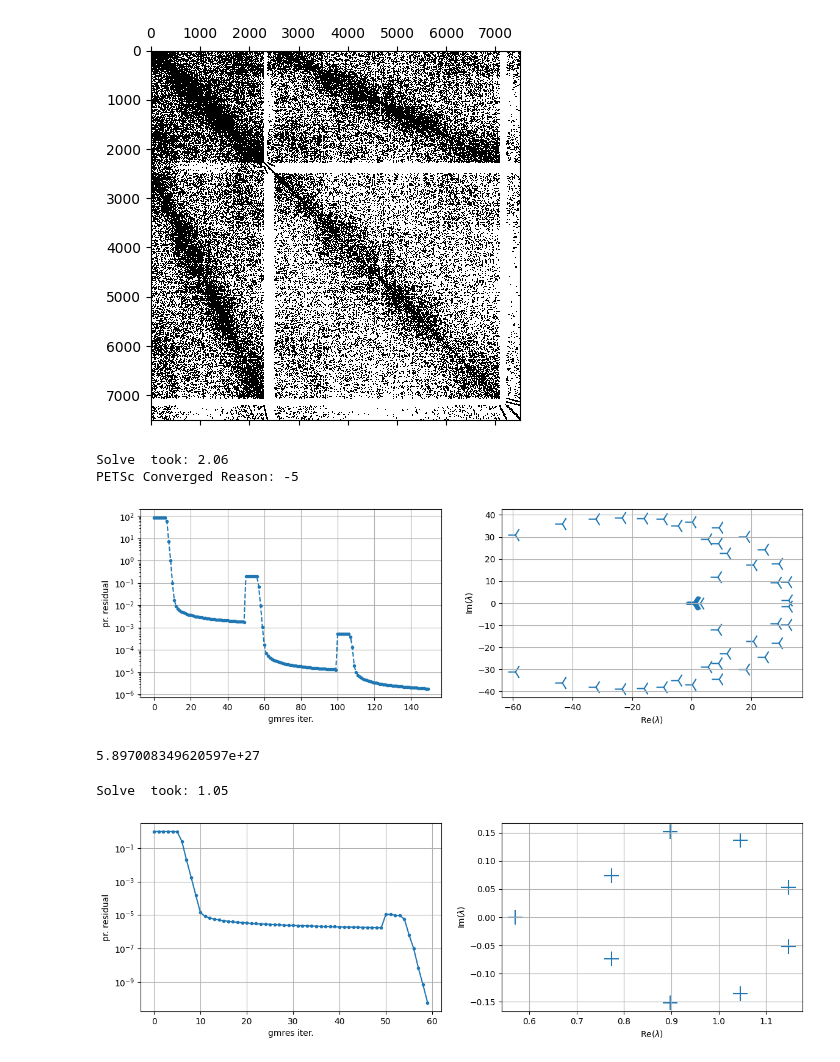
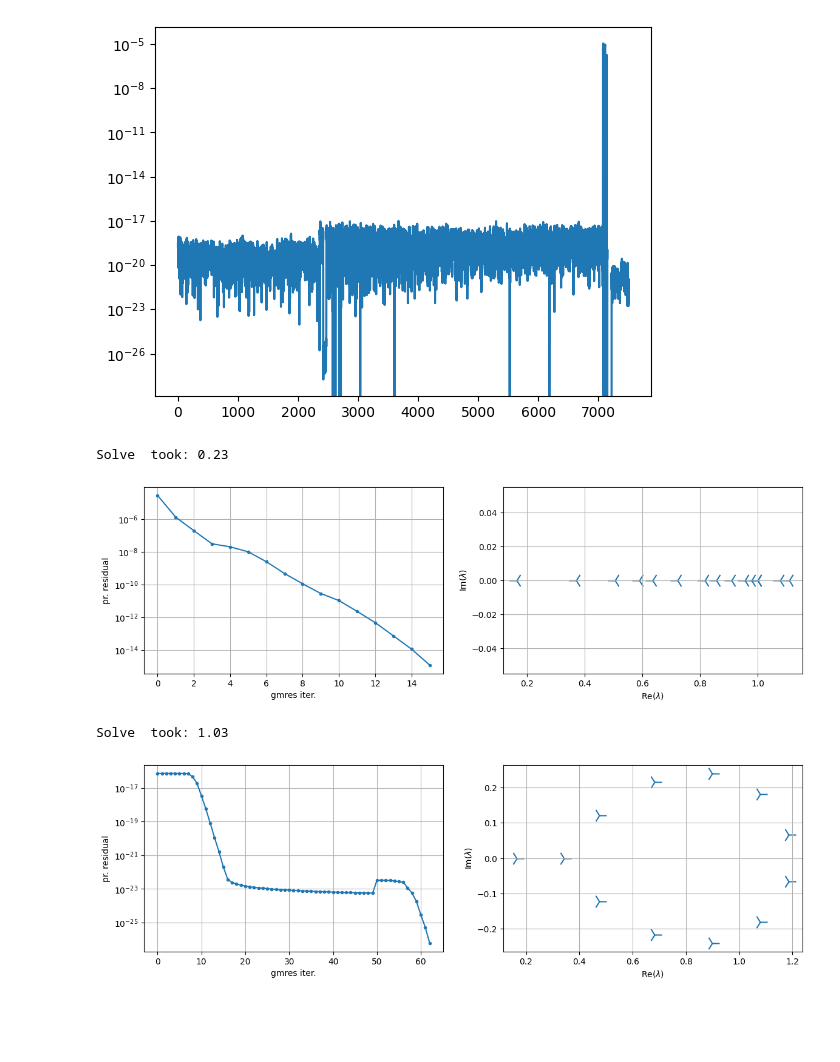
Before and after one commit to pmgbergen/FTHM-Solver, a Jupyter notebook: fpm/fpm_1_results.ipynb, the cells around one changed output. Drawn from its saved outputs; the diff is of its cells as text; code cells hidden in the pictures; blank space fills up the shorter version.

```diff
--- a/fpm/fpm_1_results.ipynb
+++ b/fpm/fpm_1_results.ipynb
@@ -52,3 +1,14 @@ def group_intervals(arr):
+# %%
+import json
+import numpy as np
+from pp_utils import TimeStepStats, LinearSolveStats
+from matplotlib import pyplot as plt
+from plot_utils import *
+
+with open("../stats/fpm_1_sliding.json", "r") as f:
+    contents = json.load(f)
+
+data = [TimeStepStats.from_json(x) for x in contents]
 # %%
 # %matplotlib ipympl
 
@@ -74,17 +34,22 @@ No artists with labels found to put in legend.  Note that artists whose label st
 # %%
 import scipy.sparse
 from pathlib import Path
 from plot_utils import *
 
 
-def load_matrix(data: Sequence[TimeStepStats], idx: int):
+def load_matrix_rhs(data: Sequence[TimeStepStats], idx: int):
     flat_data: list[LinearSolveStats] = [y for x in data for y in x.linear_solves]
-    return scipy.sparse.load_npz(Path('../matrices') / flat_data[idx].matrix_id)
+    load_dir = Path('../matrices')
+    mat = scipy.sparse.load_npz(load_dir / flat_data[idx].matrix_id)
+    rhs = np.load(load_dir / flat_data[idx].rhs_id)
+    return mat, rhs
 
-mat = load_matrix(data, 100)
-spy(mat)
+mat, rhs = load_matrix_rhs(data, 1)
+# spy(mat)
+plt.plot(abs(rhs))
+plt.yscale('log')
 # %% [output]
-[figure, old version]
+[figure, new version]
 # %%
 import porepy as pp
 import numpy as np
@@ -114,22 +79,18 @@ model.linear_system = mat, rhs
 reordered_mat, preconditioner = model._prepare_solver()
 # %%
-solve_petsc(reordered_mat, preconditioner, logx_eigs=False, normalize_residual=False)
+solve_petsc(reordered_mat, preconditioner, rhs=rhs_permuted)
 # %% [output]
-Solve  took: 2.06
-PETSc Converged Reason: -5
+Solve  took: 0.23
-[figure, old version]
+[figure, new version]
-# %%
-cond(preconditioner.F_inv)
-# %% [output]
-5.897008349620597e+27
 # %%
-Omega_inv = preconditioner.Omega_inv
+Omega_amg = preconditioner.Omega_inv
+rhs_omega = rhs_permuted[preconditioner.sep:]
 Omega = bmat([
     [model.Bp, model.C2p],
     [model.C1p, model.Ap]
 ])
-solve_petsc(Omega, Omega_inv, logx_eigs=False)
+solve_petsc(Omega, Omega_amg, rhs=rhs_omega)
 # %% [output]
-Solve  took: 1.05
+Solve  took: 1.03
-[figure, old version]
+[figure, new version]
 # %%
```
Also changed, not shown: parts of 23 cells of this notebook, 10 other files.
